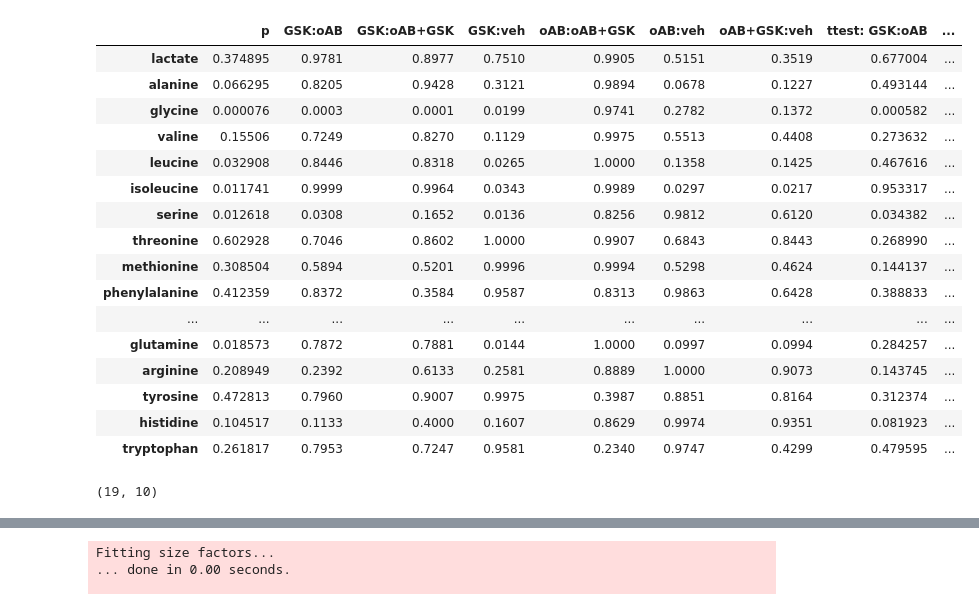
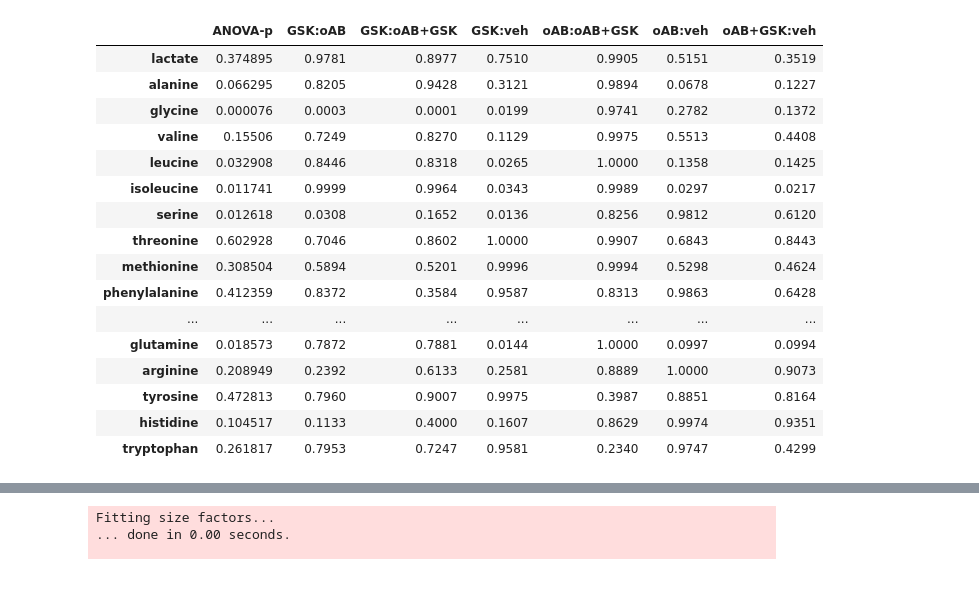
Before and after one commit to VacantiLab/PolyMID, a Jupyter notebook: inEFP/FluxAnalysis.ipynb, the cells around one changed output, grey strips where cells are left out. Saved outputs shown, nothing was run; the diff lists cells and outputs as text; code cells hidden in the pictures.

```diff
--- a/inEFP/FluxAnalysis.ipynb
+++ b/inEFP/FluxAnalysis.ipynb
@@ -20,7 +20,8 @@ from statsmodels.formula.api import ols
 from statsmodels.stats.multicomp import pairwise_tukeyhsd
 # %%
 # Open the data file
-File_Path = '/Users/nv83/Dropbox/Research/Vacanti_Laboratory/projects/Alzheimers/MouseAstrocytes_oAB_INSRinhibition/inEFP/Astrocytes_inEFP.AIA/RelativeFluxes.xlsx'
+Directory_Path = '/Users/nv83/Dropbox/Research/Vacanti_Laboratory/projects/Alzheimers/MouseAstrocytes_oAB_INSRinhibition/inEFP/Astrocytes_inEFP.AIA/'
+File_Path = Directory_Path + 'RelativeFluxes.xlsx'
 RawData = pd.read_excel(File_Path, sheet_name='MIDs')
 
 # Set the row names
@@ -129,49 +114,46 @@ Delta_MaxNorm_Wide
 # %%
-ANOVA_table = pd.DataFrame(index=metabolites, columns=['p'])
+Tukey_table = pd.DataFrame(index=metabolites, columns=['ANOVA-p'])
+Fisher_table = pd.DataFrame(index=metabolites, columns=['ANOVA-p'])
+
 for metabolite in metabolites:
     Metabolite_Indices = Delta_MaxNorm_Wide.loc[:,'Metabolite']==metabolite
     DataFrame_ANOVA = Delta_MaxNorm_Wide.loc[Metabolite_Indices,:]
     # Assuming that 'df' is your DataFrame and 'group' and 'value' are columns in 'df'
     model = ols('Ratio ~ C(Treatment)', data=DataFrame_ANOVA).fit()
     anova_table = sm.stats.anova_lm(model, typ=2)
     p = anova_table.loc['C(Treatment)','PR(>F)']
-    ANOVA_table.loc[metabolite,'p'] = p
+    Tukey_table.loc[metabolite,'ANOVA-p'] = p
+    Fisher_table.loc[metabolite,'ANOVA-p'] = p
     tukey = pairwise_tukeyhsd(endog=DataFrame_ANOVA['Ratio'], groups=DataFrame_ANOVA['Treatment'], alpha=0.05)
     tukey_df = pd.DataFrame(data=tukey._results_table.data[1:], columns=tukey._results_table.data[0])
 
     for index in tukey_df.index:
         Group1 = tukey_df.loc[index,'group1']
         Group2 = tukey_df.loc[index,'group2']
-        ANOVA_table.loc[metabolite,Group1+':'+Group2] = tukey_df.loc[index,'p-adj']
+        Tukey_table.loc[metabolite,Group1+':'+Group2] = tukey_df.loc[index,'p-adj']
 
     for index in tukey_df.index:
         Group1 = tukey_df.loc[index,'group1']
         Group2 = tukey_df.loc[index,'group2']
         Group1_Data = DataFrame_ANOVA.loc[DataFrame_ANOVA['Treatment']==Group1,'Ratio']
         Group2_Data = DataFrame_ANOVA.loc[DataFrame_ANOVA['Treatment']==Group2,'Ratio']
         t_stat, p_val = stats.ttest_ind(Group1_Data, Group2_Data)
-        ANOVA_table.loc[metabolite,'ttest: '+Group1+':'+Group2] = p_val
-
-ANOVA_table
+        Fisher_table.loc[metabolite,Group1+':'+Group2] = p_val
 # %% [output]
-|  | p | GSK:oAB | GSK:oAB+GSK | GSK:veh | oAB:oAB+GSK | oAB:veh | oAB+GSK:veh | ttest: GSK:oAB | ... |
-| lactate | 0.374895 | 0.9781 | 0.8977 | 0.7510 | 0.9905 | 0.5151 | 0.3519 | 0.677004 | ... |
-| alanine | 0.066295 | 0.8205 | 0.9428 | 0.3121 | 0.9894 | 0.0678 | 0.1227 | 0.493144 | ... |
-| glycine | 0.000076 | 0.0003 | 0.0001 | 0.0199 | 0.9741 | 0.2782 | 0.1372 | 0.000582 | ... |
-| valine | 0.15506 | 0.7249 | 0.8270 | 0.1129 | 0.9975 | 0.5513 | 0.4408 | 0.273632 | ... |
-| leucine | 0.032908 | 0.8446 | 0.8318 | 0.0265 | 1.0000 | 0.1358 | 0.1425 | 0.467616 | ... |
-| isoleucine | 0.011741 | 0.9999 | 0.9964 | 0.0343 | 0.9989 | 0.0297 | 0.0217 | 0.953317 | ... |
-| serine | 0.012618 | 0.0308 | 0.1652 | 0.0136 | 0.8256 | 0.9812 | 0.6120 | 0.034382 | ... |
-| threonine | 0.602928 | 0.7046 | 0.8602 | 1.0000 | 0.9907 | 0.6843 | 0.8443 | 0.268990 | ... |
-| methionine | 0.308504 | 0.5894 | 0.5201 | 0.9996 | 0.9994 | 0.5298 | 0.4624 | 0.144137 | ... |
-| phenylalanine | 0.412359 | 0.8372 | 0.3584 | 0.9587 | 0.8313 | 0.9863 | 0.6428 | 0.388833 | ... |
-| ... | ... | ... | ... | ... | ... | ... | ... | ... | ... |
-| glutamine | 0.018573 | 0.7872 | 0.7881 | 0.0144 | 1.0000 | 0.0997 | 0.0994 | 0.284257 | ... |
-| arginine | 0.208949 | 0.2392 | 0.6133 | 0.2581 | 0.8889 | 1.0000 | 0.9073 | 0.143745 | ... |
-| tyrosine | 0.472813 | 0.7960 | 0.9007 | 0.9975 | 0.3987 | 0.8851 | 0.8164 | 0.312374 | ... |
-| histidine | 0.104517 | 0.1133 | 0.4000 | 0.1607 | 0.8629 | 0.9974 | 0.9351 | 0.081923 | ... |
-| tryptophan | 0.261817 | 0.7953 | 0.7247 | 0.9581 | 0.2340 | 0.9747 | 0.4299 | 0.479595 | ... |
+|  | ANOVA-p | GSK:oAB | GSK:oAB+GSK | GSK:veh | oAB:oAB+GSK | oAB:veh | oAB+GSK:veh |
+| lactate | 0.374895 | 0.9781 | 0.8977 | 0.7510 | 0.9905 | 0.5151 | 0.3519 |
+| alanine | 0.066295 | 0.8205 | 0.9428 | 0.3121 | 0.9894 | 0.0678 | 0.1227 |
+| glycine | 0.000076 | 0.0003 | 0.0001 | 0.0199 | 0.9741 | 0.2782 | 0.1372 |
+| valine | 0.15506 | 0.7249 | 0.8270 | 0.1129 | 0.9975 | 0.5513 | 0.4408 |
+| leucine | 0.032908 | 0.8446 | 0.8318 | 0.0265 | 1.0000 | 0.1358 | 0.1425 |
+| isoleucine | 0.011741 | 0.9999 | 0.9964 | 0.0343 | 0.9989 | 0.0297 | 0.0217 |
+| serine | 0.012618 | 0.0308 | 0.1652 | 0.0136 | 0.8256 | 0.9812 | 0.6120 |
+| threonine | 0.602928 | 0.7046 | 0.8602 | 1.0000 | 0.9907 | 0.6843 | 0.8443 |
+| methionine | 0.308504 | 0.5894 | 0.5201 | 0.9996 | 0.9994 | 0.5298 | 0.4624 |
+| phenylalanine | 0.412359 | 0.8372 | 0.3584 | 0.9587 | 0.8313 | 0.9863 | 0.6428 |
+| ... | ... | ... | ... | ... | ... | ... | ... |
+| glutamine | 0.018573 | 0.7872 | 0.7881 | 0.0144 | 1.0000 | 0.0997 | 0.0994 |
+| arginine | 0.208949 | 0.2392 | 0.6133 | 0.2581 | 0.8889 | 1.0000 | 0.9073 |
+| tyrosine | 0.472813 | 0.7960 | 0.9007 | 0.9975 | 0.3987 | 0.8851 | 0.8164 |
+| histidine | 0.104517 | 0.1133 | 0.4000 | 0.1607 | 0.8629 | 0.9974 | 0.9351 |
+| tryptophan | 0.261817 | 0.7953 | 0.7247 | 0.9581 | 0.2340 | 0.9747 | 0.4299 |
-# %%
-ANOVA_table.shape
-# %% [output]
-(19, 10)
```
Also changed, not shown: parts of 3 cells of this notebook, 1 other file.
